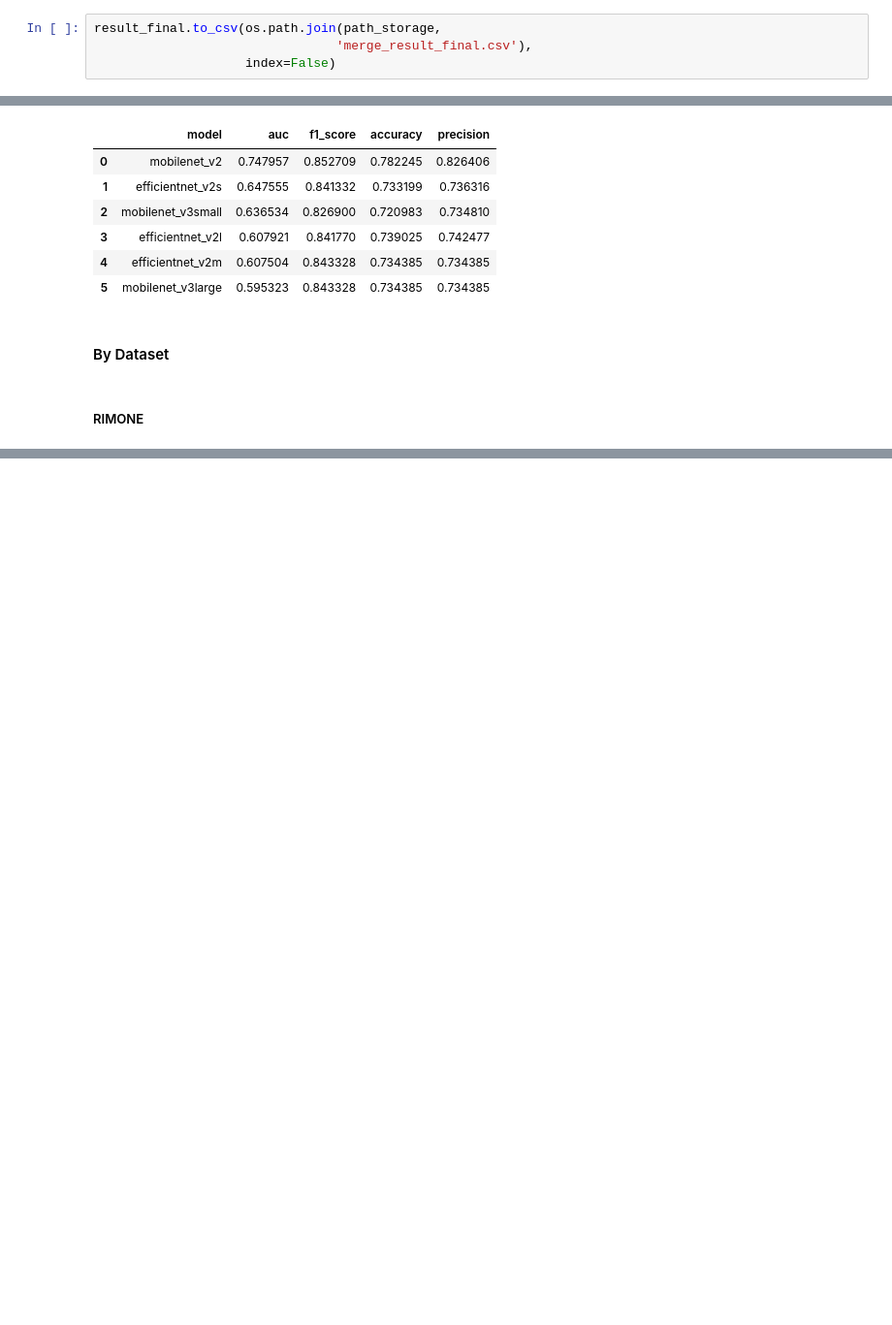
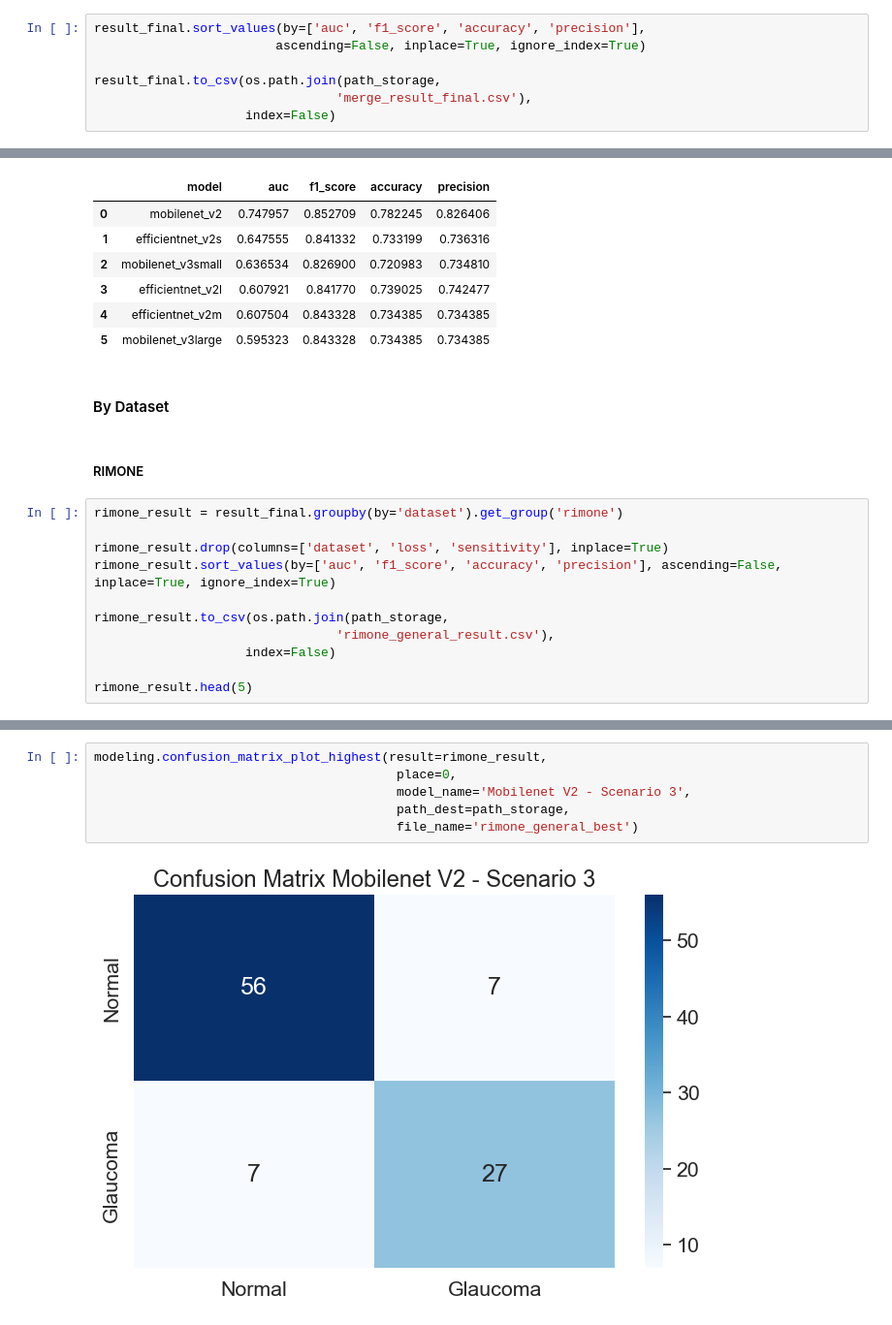
Before and after one commit to Bugi-Sulistiyo/Comparing-EfficientNet-and-MobileNet-on-Glaucoma-Detection, a Jupyter notebook: main/scripts/c. modeling/3. result_handling.ipynb, the cells around one changed output, grey strips where cells are left out. Shown at 97% size. Drawn from its saved outputs; the diff is of its cells as text; blank space fills up the shorter version.

Commit message:
completed the handling modeling result

```diff
--- a/main/scripts/c. modeling/3. result_handling.ipynb
+++ b/main/scripts/c. modeling/3. result_handling.ipynb
@@ -66,6 +66,9 @@ result_final = result_final[['scenario', 'model', 'dataset',
                             'true_positive', 'true_negative',
                             'false_positive', 'false_negative']]
 # %%
+result_final.sort_values(by=['auc', 'f1_score', 'accuracy', 'precision'],
+                        ascending=False, inplace=True, ignore_index=True)
+
 result_final.to_csv(os.path.join(path_storage,
                                 'merge_result_final.csv'),
                     index=False)
@@ -235,3 +260,14 @@ s3_result_sumarize
 #### By Dataset
 # %% [markdown]
 ##### RIMONE
+# %%
+rimone_result = result_final.groupby(by='dataset').get_group('rimone')
+
+rimone_result.drop(columns=['dataset', 'loss', 'sensitivity'], inplace=True)
+rimone_result.sort_values(by=['auc', 'f1_score', 'accuracy', 'precision'], ascending=False, inplace=True, ignore_index=True)
+
+rimone_result.to_csv(os.path.join(path_storage,
+                                'rimone_general_result.csv'),
+                    index=False)
+
+rimone_result.head(5)
@@ -237,0 +281,8 @@ s3_result_sumarize
+# %%
+modeling.confusion_matrix_plot_highest(result=rimone_result,
+                                        place=0,
+                                        model_name='Mobilenet V2 - Scenario 3',
+                                        path_dest=path_storage,
+                                        file_name='rimone_general_best')
+# %% [output]
+[figure, added]
```
Also changed, not shown: parts of 16 cells of this notebook.
